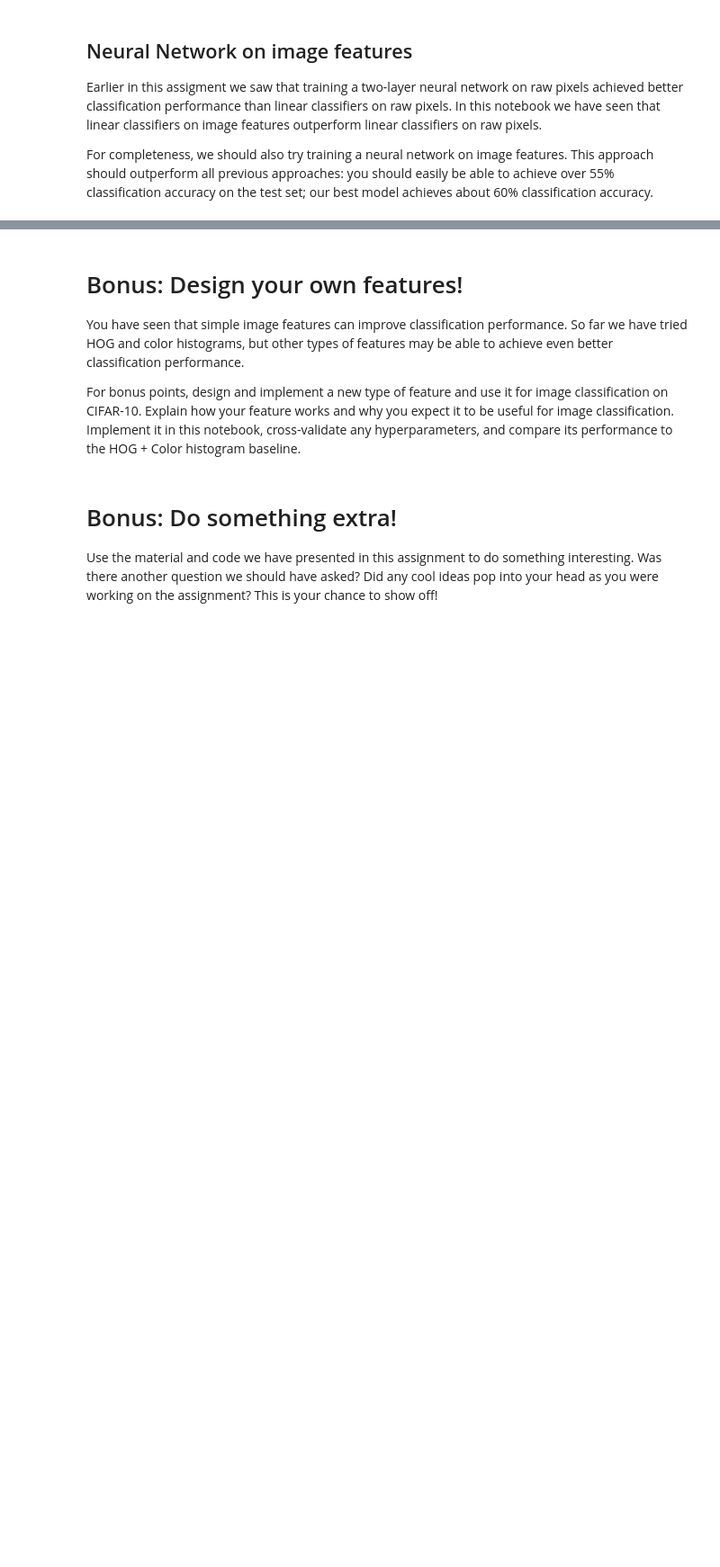
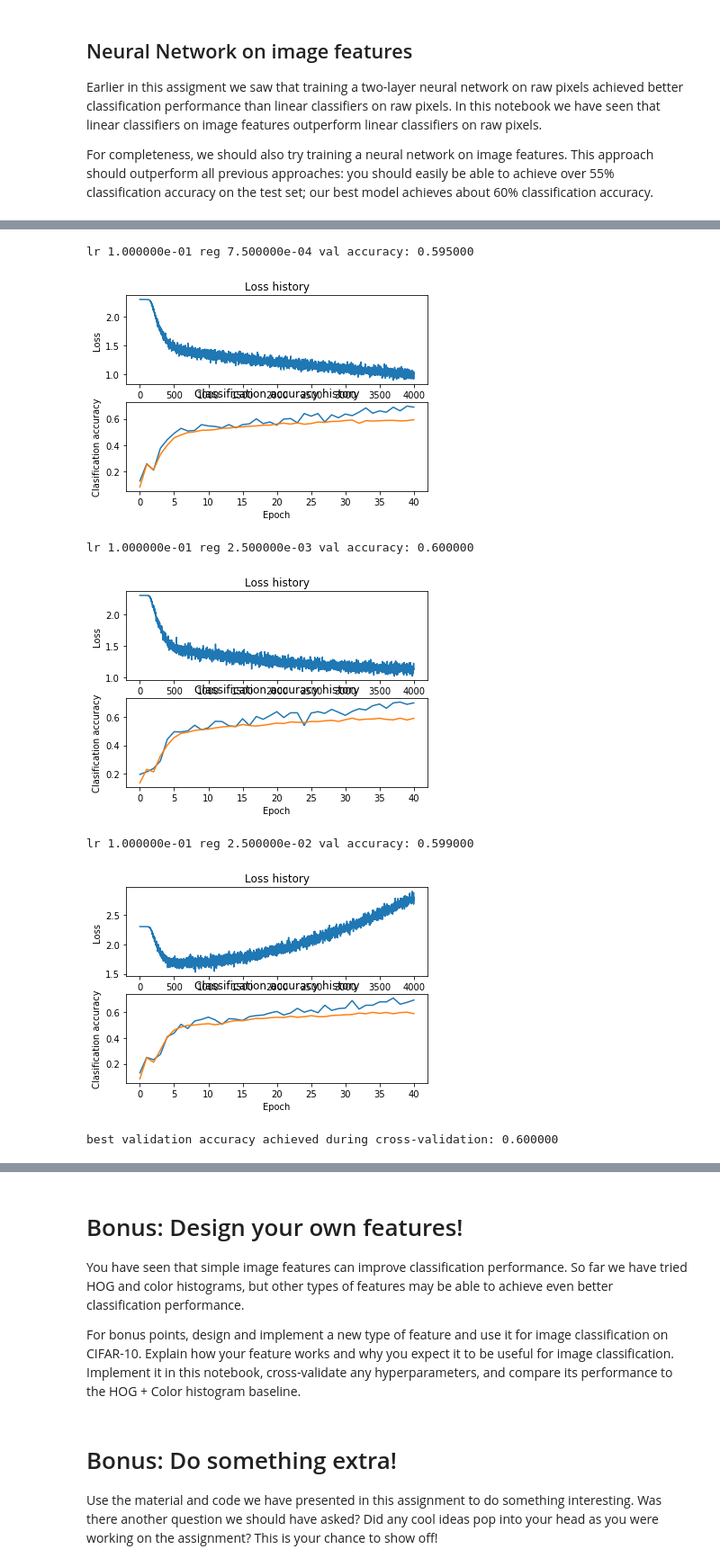
Before and after one commit to TimerChen/MS325_Assignment1, a Jupyter notebook: features.ipynb, the cells around one changed output, grey strips where cells are left out. Shown: that part at 90% size. Saved outputs shown, nothing was run; the diff lists cells and outputs as text; code cells hidden in the pictures; blank space fills up the shorter version.

```diff
--- a/features.ipynb
+++ b/features.ipynb
@@ -117,13 +117,13 @@ Using the multiclass SVM code developed earlier in the assignment, train SVMs on
 
 from MS325.classifiers.linear_classifier import LinearSVM
 
-learning_rates = [1e-9, 1e-8, 1e-7]
-regularization_strengths = [5e4, 5e5, 5e6]
+learning_rates = [1e-6, 5e-7, 1e-7]
+regularization_strengths = [5e3, 5e4, 5e5]
 
 results = {}
 best_val = -1
 best_svm = None
-
+#print(X_train_feats.shape, X_train.shape)
 pass
 ################################################################################
 # TODO:                                                                        #
@@ -136,11 +136,12 @@ pass
 for rs in regularization_strengths:
     for lr in learning_rates:
         svm = LinearSVM()
-        loss_hist =
-        y_train_pred =
-        train_accuracy =
-        y_val_pred =
-        val_accuracy =
+        loss_hist = svm.train(X_train_feats, y_train, learning_rate=lr, reg=rs,
+                      num_iters=3000, verbose=False)
+        y_train_pred = svm.predict(X_train_feats)
+        train_accuracy = np.mean(y_train == y_train_pred)
+        y_val_pred = svm.predict(X_val_feats)
+        val_accuracy = np.mean(y_val == y_val_pred)
         if val_accuracy > best_val:
             best_val = val_accuracy
             best_svm = svm
@@ -200,39 +220,68 @@ num_classes = 10
 net = TwoLayerNet(input_dim, hidden_dim, num_classes)
 best_net = None
 
+def plot_stats(stats):
+    # Plot the loss function and train / validation accuracies
+    plt.subplot(2, 1, 1)
+    plt.plot(stats['loss_history'])
+    plt.title('Loss history')
+    plt.xlabel('Iteration')
+    plt.ylabel('Loss')
+
+    plt.subplot(2, 1, 2)
+    plt.plot(stats['train_acc_history'], label='train')
+    plt.plot(stats['val_acc_history'], label='val')
+    plt.title('Classification accuracy history')
+    plt.xlabel('Epoch')
+    plt.ylabel('Clasification accuracy')
+    plt.show()
+
 ################################################################################
 # TODO: Train a two-layer neural network on image features. You may want to    #
 # cross-validate various parameters as in previous sections. Store your best   #
 # model in the best_net variable.                                              #
 ################################################################################
 results = {}
+stats_set = {}
 best_val = -1
 best_net = None
 
-learning_rates =
-regularization_strengths =
+learning_rates = [0.1]
+regularization_strengths = [0.025, 0.0025, 0.00075]
 
 for lr in learning_rates:
     for reg in regularization_strengths:
         net = TwoLayerNet(input_dim, hidden_dim, num_classes)
         # Train the network
-        stats =
-        val_acc =
+        stats = net.train(X_train_feats, y_train, X_val_feats, y_val, num_iters=4000, batch_size=500,
+                              learning_rate=lr, learning_rate_decay=0.9995, reg=reg , verbose=False)
+        val_acc = (net.predict(X_val_feats) == y_val).mean()
         if val_acc > best_val:
             best_val = val_acc
             best_net = net
+        stats_set[(lr,reg)] = stats
         results[(lr,reg)] = val_acc
 
 # Print out results.
 for lr, reg in sorted(results):
     val_acc = results[(lr, reg)]
+    stats = stats_set[(lr, reg)]
     print('lr %e reg %e val accuracy: %f' % (
                 lr, reg,  val_acc))
+    plot_stats(stats)
 
 print ('best validation accuracy achieved during cross-validation: %f' % best_val)
 ################################################################################
 #                              END OF YOUR CODE                                #
 ################################################################################
+# %% [output]
+lr 1.000000e-01 reg 7.500000e-04 val accuracy: 0.595000
+[figure, added]
+lr 1.000000e-01 reg 2.500000e-03 val accuracy: 0.600000
+[figure, added]
+lr 1.000000e-01 reg 2.500000e-02 val accuracy: 0.599000
+[figure, added]
+best validation accuracy achieved during cross-validation: 0.600000
 # %%
 # Run your neural net classifier on the test set. You should be able to
 # get more than 55% accuracy.
```
Also changed, not shown: parts of 7 cells of this notebook, 4 other files.
